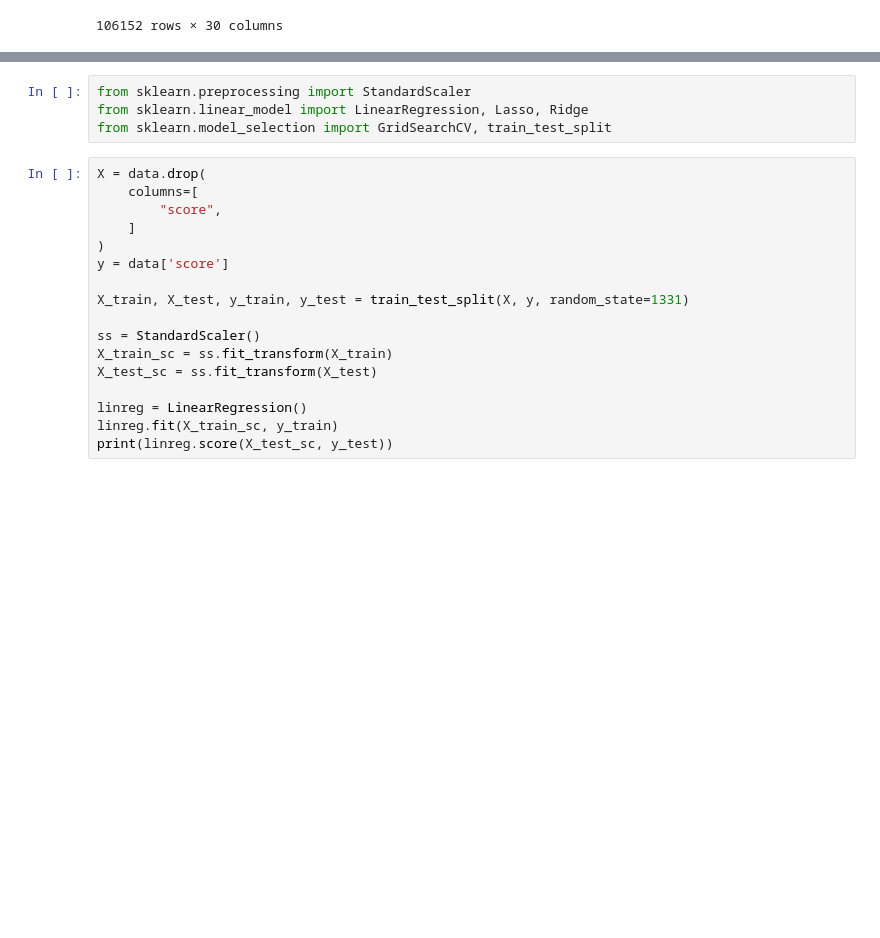
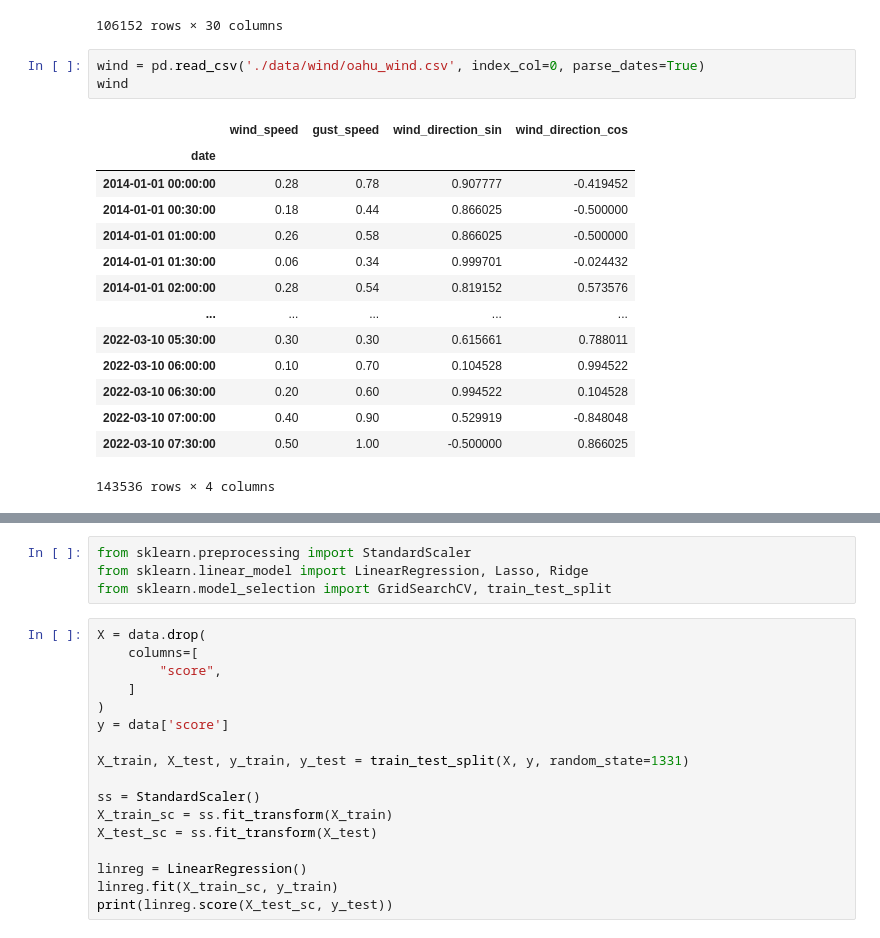
Before and after one commit to pezpet/capstone, a Jupyter notebook: merge-all.ipynb, the cells around one changed output, grey strips where cells are left out. Cells and saved outputs as stored; diff of their text form; blank space fills up the shorter version.

```diff
--- a/wsl-merge.ipynb
+++ b/merge-all.ipynb
@@ -545,4 +474,22 @@ noaa
 | 2022-03-10 06:00:00 | 1.10 | 11.00 | 7.00 | 25.1 | -0.173648 | 0.984808 | ... |
 | 2022-03-10 06:30:00 | 1.10 | 9.00 | 7.10 | 25.1 | 0.190809 | 0.981627 | ... |
 106152 rows × 30 columns
+# %%
+wind = pd.read_csv('./data/wind/oahu_wind.csv', index_col=0, parse_dates=True)
+wind
+# %% [output]
+|  | wind_speed | gust_speed | wind_direction_sin | wind_direction_cos |
+| date |  |  |  |  |
+| 2014-01-01 00:00:00 | 0.28 | 0.78 | 0.907777 | -0.419452 |
+| 2014-01-01 00:30:00 | 0.18 | 0.44 | 0.866025 | -0.500000 |
+| 2014-01-01 01:00:00 | 0.26 | 0.58 | 0.866025 | -0.500000 |
+| 2014-01-01 01:30:00 | 0.06 | 0.34 | 0.999701 | -0.024432 |
+| 2014-01-01 02:00:00 | 0.28 | 0.54 | 0.819152 | 0.573576 |
+| ... | ... | ... | ... | ... |
+| 2022-03-10 05:30:00 | 0.30 | 0.30 | 0.615661 | 0.788011 |
+| 2022-03-10 06:00:00 | 0.10 | 0.70 | 0.104528 | 0.994522 |
+| 2022-03-10 06:30:00 | 0.20 | 0.60 | 0.994522 | 0.104528 |
+| 2022-03-10 07:00:00 | 0.40 | 0.90 | 0.529919 | -0.848048 |
+| 2022-03-10 07:30:00 | 0.50 | 1.00 | -0.500000 | 0.866025 |
+143536 rows × 4 columns
 # %%
```
Also changed, not shown: parts of 16 cells of this notebook, 17 other files.
